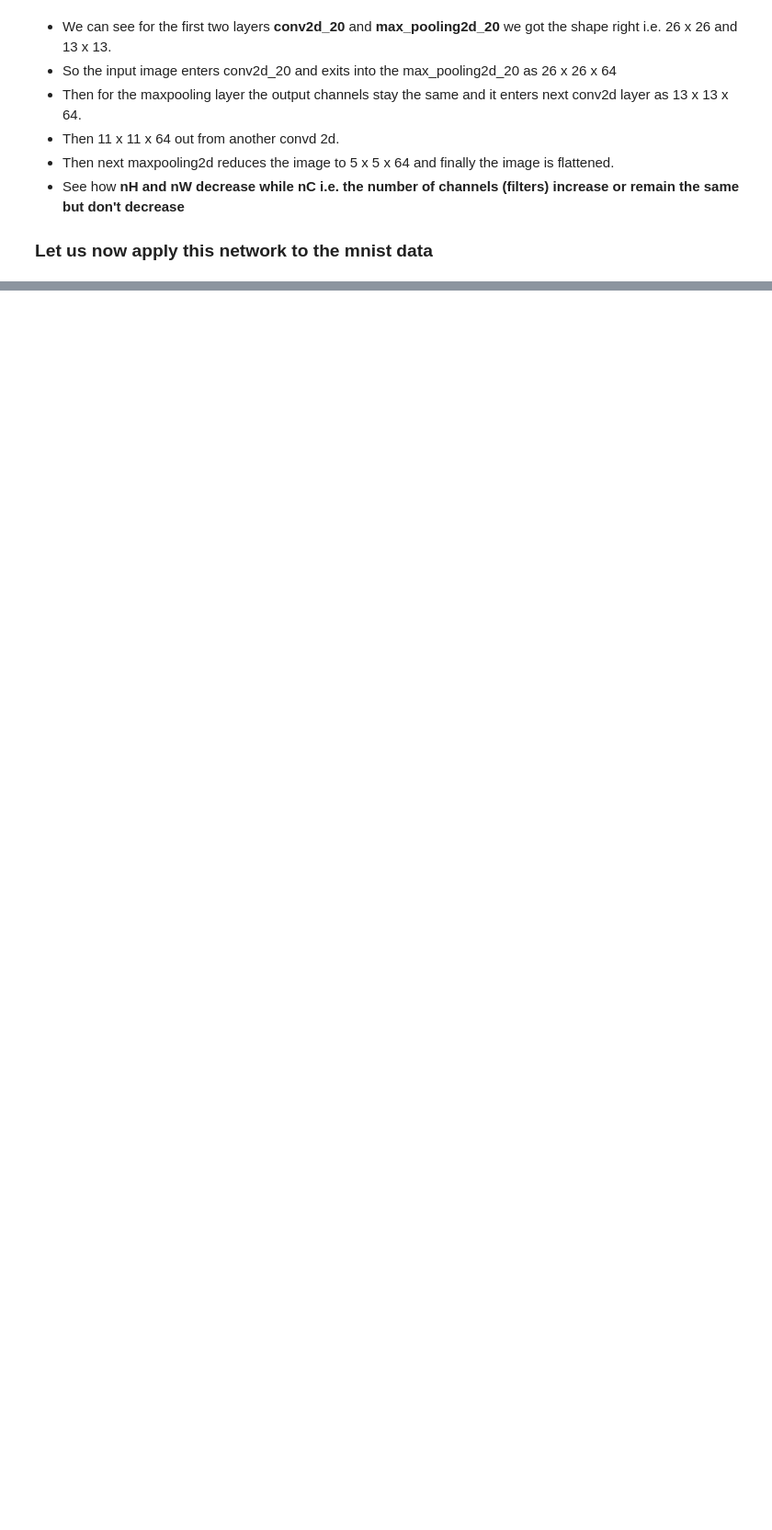
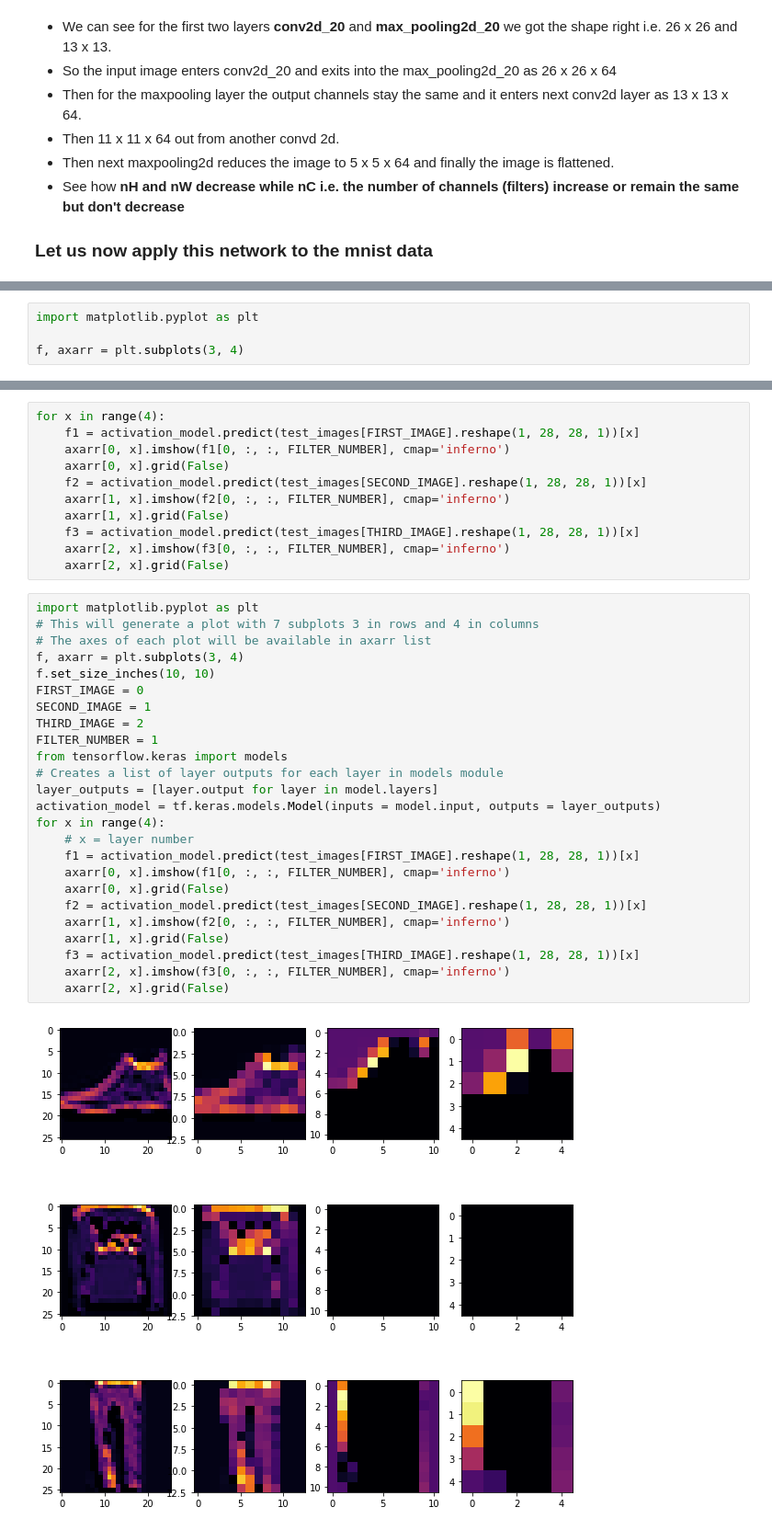
Before and after one commit to statchaitya/JupyterNotebooks, a Jupyter notebook: Notebooks/Tensorflow in Practice C1 Week3.ipynb, the cells around one changed output, grey strips where cells are left out. Shown at 92% size. Drawn from its saved outputs; the diff is of its cells as text; blank space fills up the shorter version.

```diff
--- a/Notebooks/Tensorflow in Practice C1 Week3.ipynb
+++ b/Notebooks/Tensorflow in Practice C1 Week3.ipynb
@@ -130,0 +113,4 @@ Epoch 5/5
+# %%
+import matplotlib.pyplot as plt
+
+f, axarr = plt.subplots(3, 4)
@@ -130,0 +200,38 @@ Epoch 5/5
+# %%
+for x in range(4):
+    f1 = activation_model.predict(test_images[FIRST_IMAGE].reshape(1, 28, 28, 1))[x]
+    axarr[0, x].imshow(f1[0, :, :, FILTER_NUMBER], cmap='inferno')
+    axarr[0, x].grid(False)
+    f2 = activation_model.predict(test_images[SECOND_IMAGE].reshape(1, 28, 28, 1))[x]
+    axarr[1, x].imshow(f2[0, :, :, FILTER_NUMBER], cmap='inferno')
+    axarr[1, x].grid(False)
+    f3 = activation_model.predict(test_images[THIRD_IMAGE].reshape(1, 28, 28, 1))[x]
+    axarr[2, x].imshow(f3[0, :, :, FILTER_NUMBER], cmap='inferno')
+    axarr[2, x].grid(False)
+# %%
+import matplotlib.pyplot as plt
+# This will generate a plot with 7 subplots 3 in rows and 4 in columns
+# The axes of each plot will be available in axarr list
+f, axarr = plt.subplots(3, 4)
+f.set_size_inches(10, 10)
+FIRST_IMAGE = 0
+SECOND_IMAGE = 1
+THIRD_IMAGE = 2
+FILTER_NUMBER = 1
+from tensorflow.keras import models
+# Creates a list of layer outputs for each layer in models module
+layer_outputs = [layer.output for layer in model.layers]
+activation_model = tf.keras.models.Model(inputs = model.input, outputs = layer_outputs)
+for x in range(4):
+    # x = layer number
+    f1 = activation_model.predict(test_images[FIRST_IMAGE].reshape(1, 28, 28, 1))[x]
+    axarr[0, x].imshow(f1[0, :, :, FILTER_NUMBER], cmap='inferno')
+    axarr[0, x].grid(False)
+    f2 = activation_model.predict(test_images[SECOND_IMAGE].reshape(1, 28, 28, 1))[x]
+    axarr[1, x].imshow(f2[0, :, :, FILTER_NUMBER], cmap='inferno')
+    axarr[1, x].grid(False)
+    f3 = activation_model.predict(test_images[THIRD_IMAGE].reshape(1, 28, 28, 1))[x]
+    axarr[2, x].imshow(f3[0, :, :, FILTER_NUMBER], cmap='inferno')
+    axarr[2, x].grid(False)
+# %% [output]
+[figure, added]
```
Also changed, not shown: parts of 34 cells of this notebook, 1 other file.
